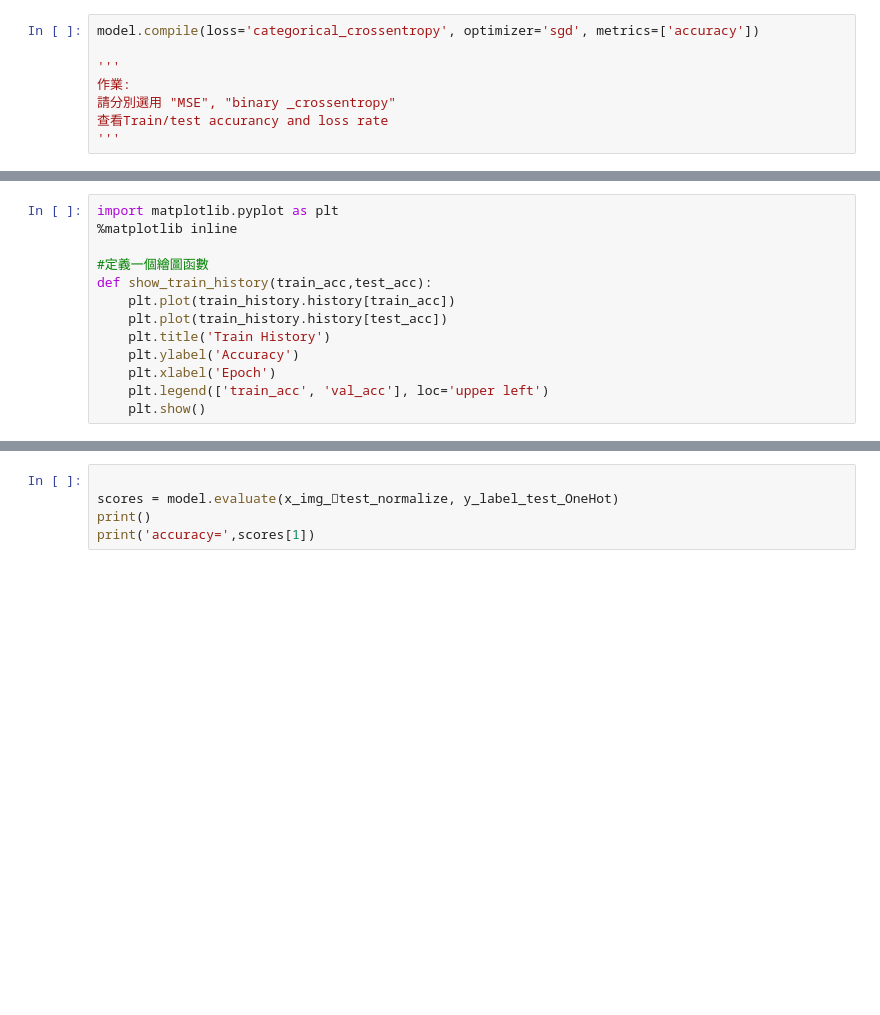
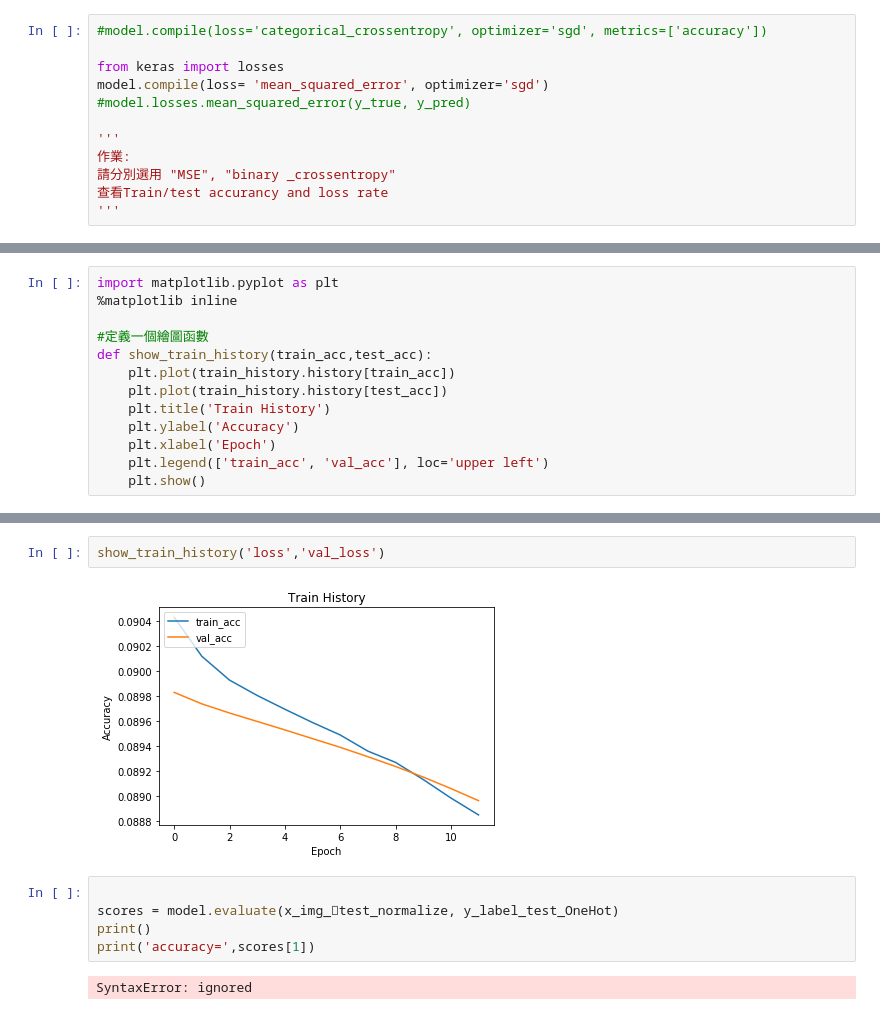
Before and after one commit to jcjcchang/2nd-ML100Days, a Jupyter notebook: homework/Day71_使用損失函數_HW.ipynb, the cells around one changed output, grey strips where cells are left out. Drawn from its saved outputs; the diff is of its cells as text; blank space fills up the shorter version.

```diff
--- a/homework/Day71_使用損失函數_HW.ipynb
+++ b/homework/Day71_使用損失函數_HW.ipynb
@@ -137,7 +137,11 @@ except :
 # %% [markdown]
 # 訓練模型
 # %%
-model.compile(loss='categorical_crossentropy', optimizer='sgd', metrics=['accuracy'])
+#model.compile(loss='categorical_crossentropy', optimizer='sgd', metrics=['accuracy'])
+
+from keras import losses
+model.compile(loss= 'mean_squared_error', optimizer='sgd')
+#model.losses.mean_squared_error(y_true, y_pred)
 
 '''
 作業:
@@ -189,2 +208,6 @@ show_train_history('acc','val_acc')
+# %%
+show_train_history('loss','val_loss')
+# %% [output]
+[figure, added]
 # %%
 
@@ -192,2 +215,4 @@
 print()
 print('accuracy=',scores[1])
+# %% [output]
+SyntaxError: ignored
```
Also changed, not shown: parts of 11 cells of this notebook.
